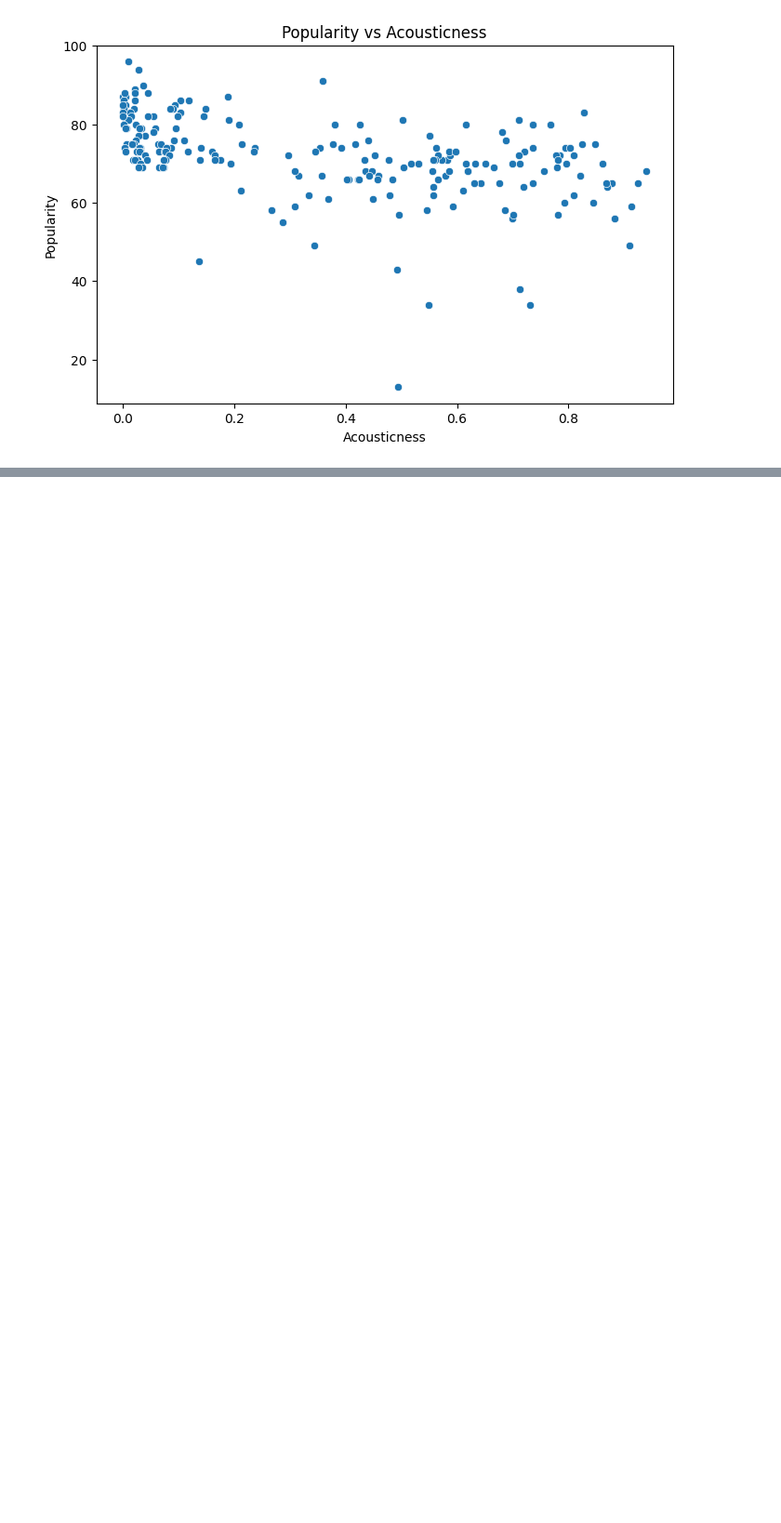
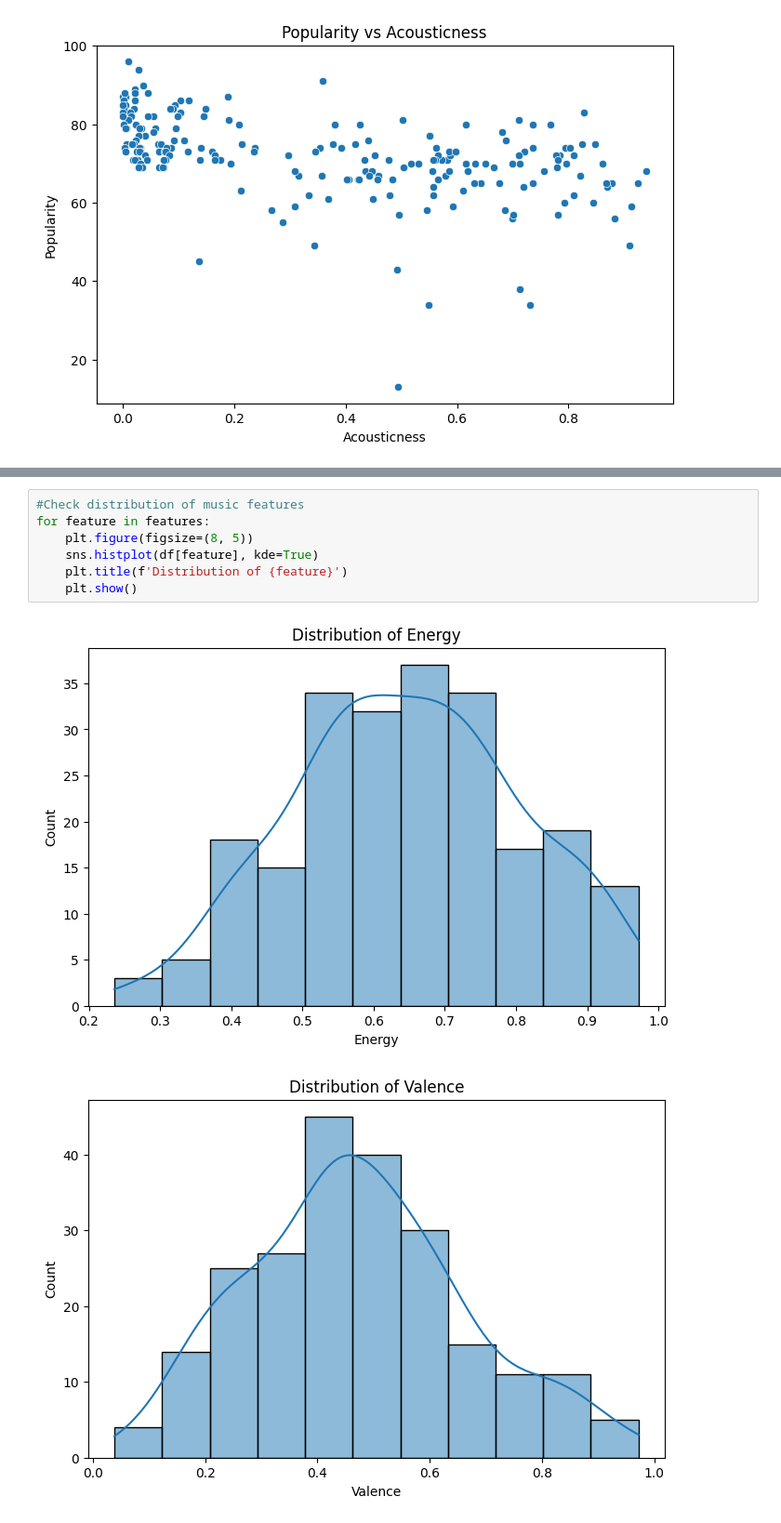
Before and after one commit to LukeOpany/music_popularity, a Jupyter notebook: music.ipynb, the cells around one changed output, grey strips where cells are left out. Shown at 93% size. Saved outputs shown, nothing was run; the diff lists cells and outputs as text; blank space fills up the shorter version.

```diff
--- a/music.ipynb
+++ b/music.ipynb
@@ -122,0 +171,10 @@ for feature in features:
+# %%
+#Check distribution of music features
+for feature in features:
+    plt.figure(figsize=(8, 5))
+    sns.histplot(df[feature], kde=True)
+    plt.title(f'Distribution of {feature}')
+    plt.show()
+# %% [output]
+[figure, added]
+[figure, added]
```
Also changed, not shown: parts of 6 cells of this notebook.
